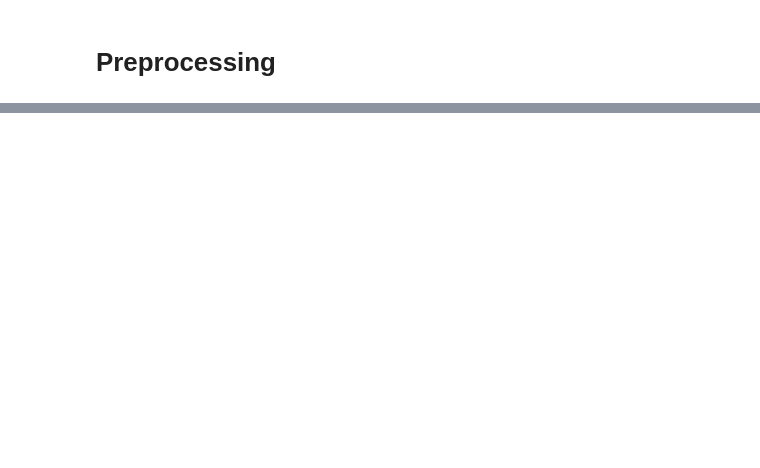
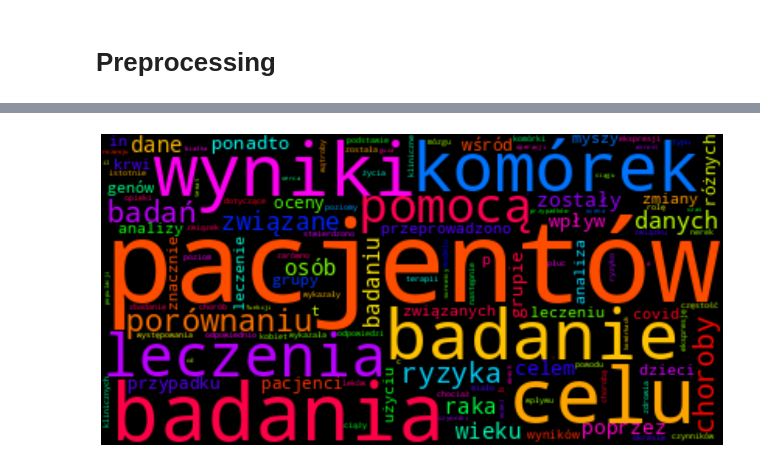
Before and after one commit to KubaOfca/nlp-project, a Jupyter notebook: title_generator.ipynb, the cells around one changed output, grey strips where cells are left out. Drawn from its saved outputs; the diff is of its cells as text; code cells hidden in the pictures; blank space fills up the shorter version.

```diff
--- a/title_generator.ipynb
+++ b/title_generator.ipynb
@@ -31,0 +99,13 @@ data_pre_proc
+# %%
+from wordcloud import WordCloud
+from nltk.probability import FreqDist
+
+fd_abstracts = FreqDist([item for sublist in data_pre_proc["Abstract"] for item in sublist])
+
+cloud = WordCloud(max_font_size=80,colormap="hsv").generate_from_frequencies(fd_abstracts)
+plt.figure(figsize=(16,12)) #wymiar obrazka
+plt.imshow(cloud, interpolation='bilinear')
+plt.axis('off')
+plt.show()
+# %% [output]
+[figure, added]
```
Also changed, not shown: parts of 14 cells of this notebook, 2 other files.
